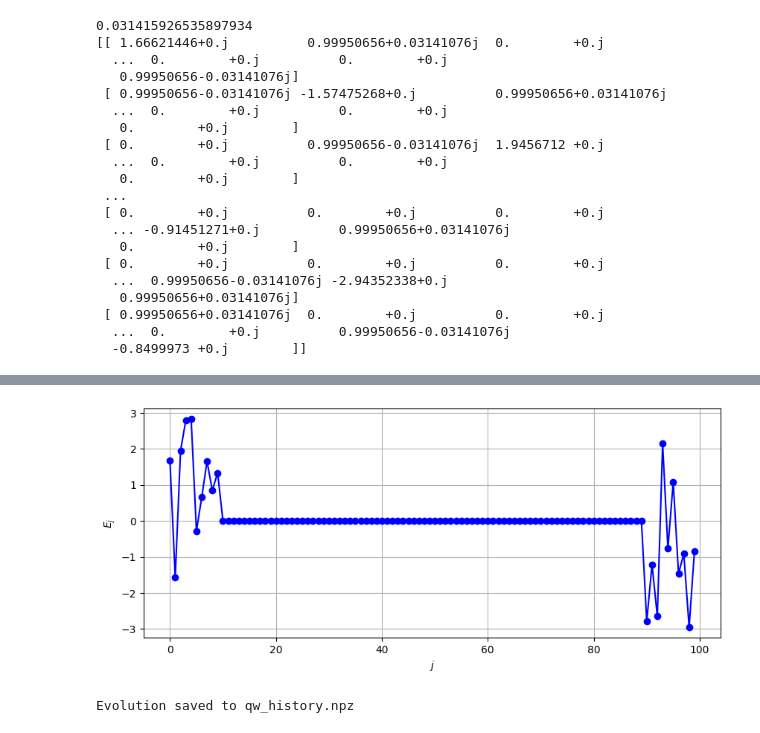
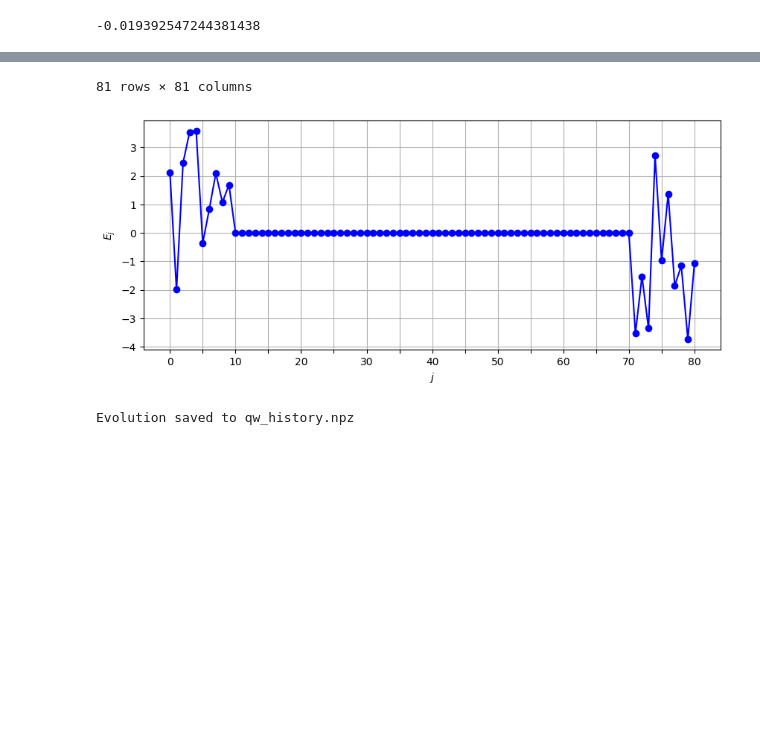
Before and after one commit to Carini108/thesis_PBC, a Jupyter notebook: Desktop/tesi_PBC/anderson_localization/anderson.ipynb, the cells around one changed output, grey strips where cells are left out. Saved outputs shown, nothing was run; the diff lists cells and outputs as text; code cells hidden in the pictures; blank space fills up the shorter version.

```diff
--- a/Desktop/tesi_PBC/anderson_localization/anderson.ipynb
+++ b/Desktop/tesi_PBC/anderson_localization/anderson.ipynb
@@ -2,35 +2,34 @@
 import numpy as np # for doing stuff with numbers
 from scipy.linalg import expm # this we need for the time evolution operator
 import matplotlib.pyplot as plt # added for plotting the on-site energies
+import pandas as pd # added for formatted matrix output
 
 np.random.seed(13) # fixed the random seed here!
 
 ##########################################
 # 1. define parameters for a qw on a line
 ##########################################
-num_sites = 100
-t_max = 150 # duration of the evolution (renamed to avoid overwriting)
+num_sites = 81
+t_max = 2000 # duration of the evolution (renamed to avoid overwriting)
 num_steps = 100 # number of frames for our history
 times = np.linspace(0, t_max, num_steps) # array of times
-#phi = 0
-phi = np.pi/float(num_sites)
+#phi = 0 # no chirality
+phi = -np.pi/float(2*num_sites) # maximal influence (phase along the loop is pi/2)
 print(phi)
 
 ##########################################
 # 2. Laplacian matrix for a 1D line (L = D - A)
 ##########################################
-# on-site energies
+# on-site energies seto to 0
 diag = 0 * np.eye(num_sites)
 
 # random noise at the boundaries
 boundary_width = 10 # number of sites at the left and right boundaries
-noise_strength = 3 # amplitude of the random noise
+noise_strength = 1.8 # amplitude of the random noise
 
 for i in list(range(0, boundary_width)) + list(range(num_sites - boundary_width, num_sites)):
     # uniform random distribution between -noise_strength and +noise_strength
     diag[i, i] = np.random.uniform(-noise_strength, noise_strength)
-
-
 
 # first neighbor hopping
 upper_diag = np.exp(1j * phi) * np.eye(num_sites, k=1)
@@ -40,14 +39,20 @@ L = diag + upper_diag + lower_diag
 # add periodic boundary conditions (it becomes a ring...)
 L[0,-1] = np.exp(-1j * phi)
 L[-1,0] = np.exp(1j * phi)
-# check
-print(L)
+# check the form of the matrix
+import pandas as pd
+df = pd.DataFrame(L)
+pd.set_option("display.precision", 3)
+display(df)
 
-# Plot the on-site energies so you can check what's going on
+# plot the on-site energies to check what's going on
 plt.figure(figsize=(10, 4))
 plt.plot(np.diag(diag).real, marker='o', linestyle='-', color='b')
 plt.xlabel("$j$")
 plt.ylabel("$E_j$")
+ticks = np.arange(0, len(np.diag(diag)), 5)
+labels = [str(t) if t % 10 == 0 else '' for t in ticks]
+plt.xticks(ticks, labels)
 plt.grid(True)
 plt.show()
 
@@ -55,9 +60,27 @@ plt.show()
 # 3. initialization of the state
 ##########################################
 
-psi_0 = np.zeros(num_sites, dtype=complex)
-psi_0[int(num_sites/2)] = 1.0 # start at the very center
-#psi_0[0] = 1.0
+#psi_0 = np.zeros(num_sites, dtype=complex)
+#psi_0[int(num_sites/2)] = 1.0 # start at the very center
+#psi_0[0] = 1.0 # start at the very left
+
+
+##########################################
+# 3. initialization of the state
+##########################################
+
+x_0 = int(num_sites/2) # start at the very center
+sigma = 4.0 # spatial width of the wavepacket
+k_0 = np.pi / 2 # initial momentum kick
+
+# create an array of all site indices
+j = np.arange(num_sites)
+
+# build the Gaussian wavepacket with a phase gradient
+psi_0 = np.exp(-(j - x_0)**2 / (4 * sigma**2)) * np.exp(1j * k_0 * j)
+
+# normalize the state so that the sum of probabilities equals 1
+psi_0 = psi_0 / np.linalg.norm(psi_0)
 
 ##########################################
 # 4. time evolution (time-indep. H)
@@ -86,23 +109,4 @@ probabilities_history = np.abs(history_psi) ** 2
 np.savez('qw_history.npz', probs=probabilities_history, times=times, num_sites=num_sites, boundary_width=boundary_width)
 print("Evolution saved to qw_history.npz")
 # %% [output]
-0.031415926535897934
-[[ 1.66621446+0.j          0.99950656+0.03141076j  0.        +0.j
-  ...  0.        +0.j          0.        +0.j
-   0.99950656-0.03141076j]
- [ 0.99950656-0.03141076j -1.57475268+0.j          0.99950656+0.03141076j
-  ...  0.        +0.j          0.        +0.j
-   0.        +0.j        ]
- [ 0.        +0.j          0.99950656-0.03141076j  1.9456712 +0.j
-  ...  0.        +0.j          0.        +0.j
-   0.        +0.j        ]
- ...
- [ 0.        +0.j          0.        +0.j          0.        +0.j
-  ... -0.91451271+0.j          0.99950656+0.03141076j
-   0.        +0.j        ]
- [ 0.        +0.j          0.        +0.j          0.        +0.j
-  ...  0.99950656-0.03141076j -2.94352338+0.j
-   0.99950656+0.03141076j]
- [ 0.99950656+0.03141076j  0.        +0.j          0.        +0.j
-  ...  0.        +0.j          0.99950656-0.03141076j
-  -0.8499973 +0.j        ]]
+-0.019392547244381438
@@ -109,2 +125,3 @@ print("Evolution saved to qw_history.npz")
+81 rows × 81 columns
-[figure, old version]
+[figure, new version]
-Evolution saved to qw_history.npz
+Evolution saved to qw_history.npz
```
Also changed, not shown: parts of 1 cell of this notebook, 6 other files.
